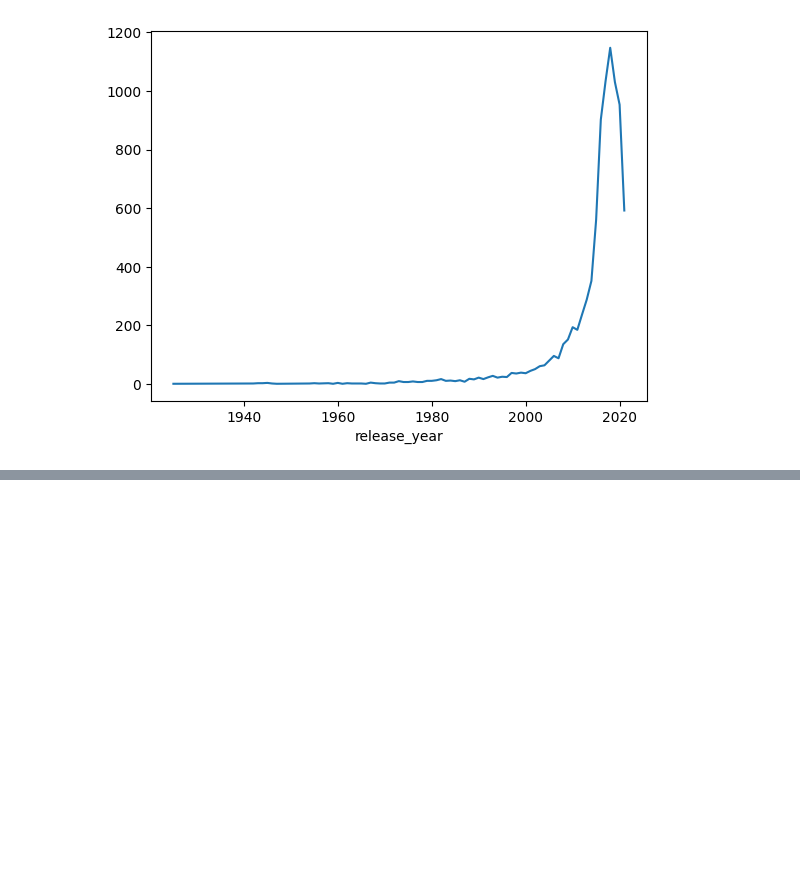
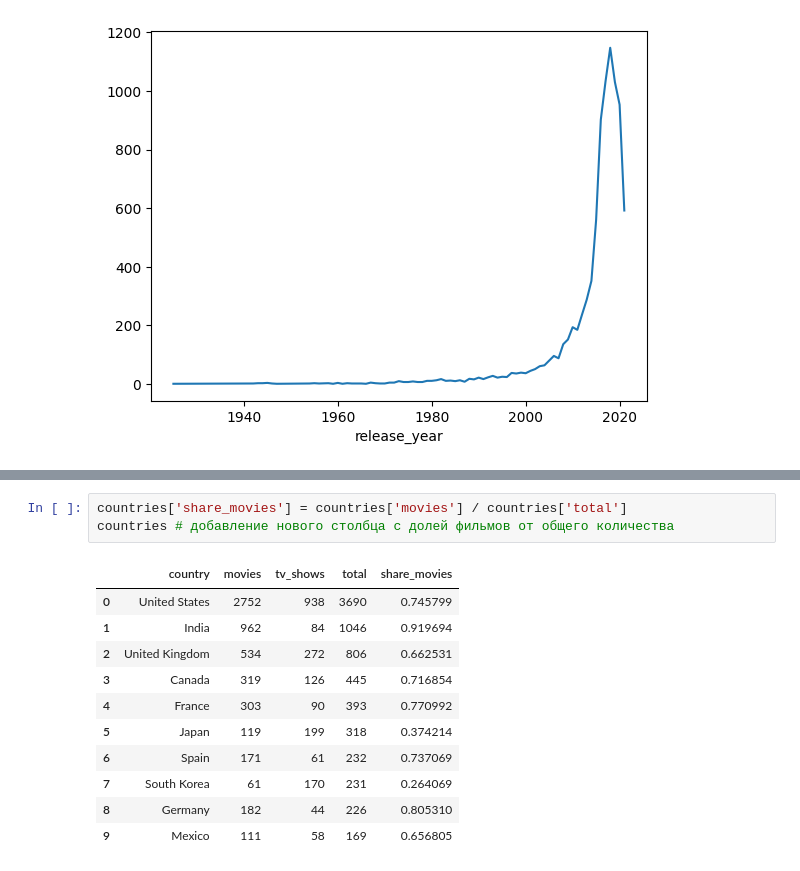
Before and after one commit to Alexey9991984/DataAnalysisPractice, a Jupyter notebook: notebooks/Netflix.ipynb, the cells around one changed output, grey strips where cells are left out. Drawn from its saved outputs; the diff is of its cells as text; blank space fills up the shorter version.

```diff
--- a/notebooks/Netflix.ipynb
+++ b/notebooks/Netflix.ipynb
@@ -226,0 +176,15 @@ Name: count, dtype: int64
+# %%
+countries['share_movies'] = countries['movies'] / countries['total']
+countries # добавление нового столбца с долей фильмов от общего количества
+# %% [output]
+|  | country | movies | tv_shows | total | share_movies |
+| 0 | United States | 2752 | 938 | 3690 | 0.745799 |
+| 1 | India | 962 | 84 | 1046 | 0.919694 |
+| 2 | United Kingdom | 534 | 272 | 806 | 0.662531 |
+| 3 | Canada | 319 | 126 | 445 | 0.716854 |
+| 4 | France | 303 | 90 | 393 | 0.770992 |
+| 5 | Japan | 119 | 199 | 318 | 0.374214 |
+| 6 | Spain | 171 | 61 | 232 | 0.737069 |
+| 7 | South Korea | 61 | 170 | 231 | 0.264069 |
+| 8 | Germany | 182 | 44 | 226 | 0.805310 |
+| 9 | Mexico | 111 | 58 | 169 | 0.656805 |
```
Also changed, not shown: parts of 11 cells of this notebook, 9 other files.
